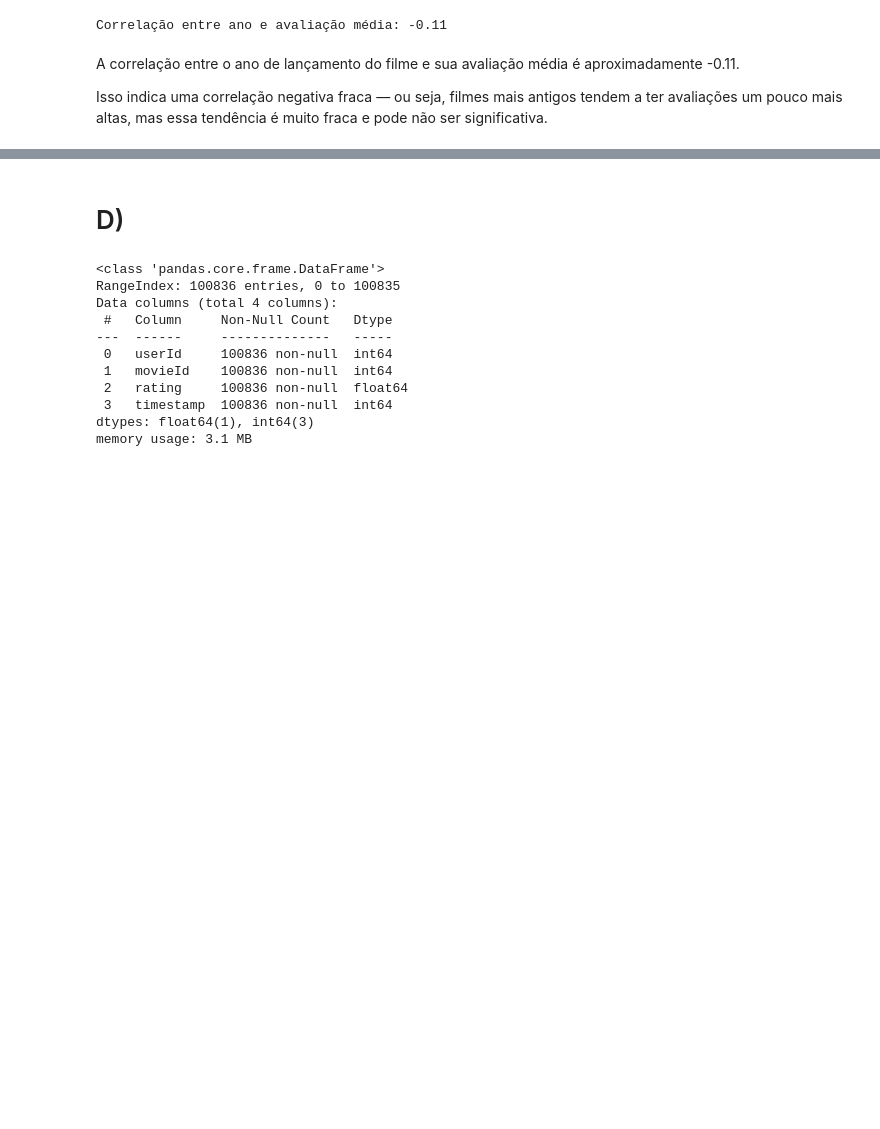
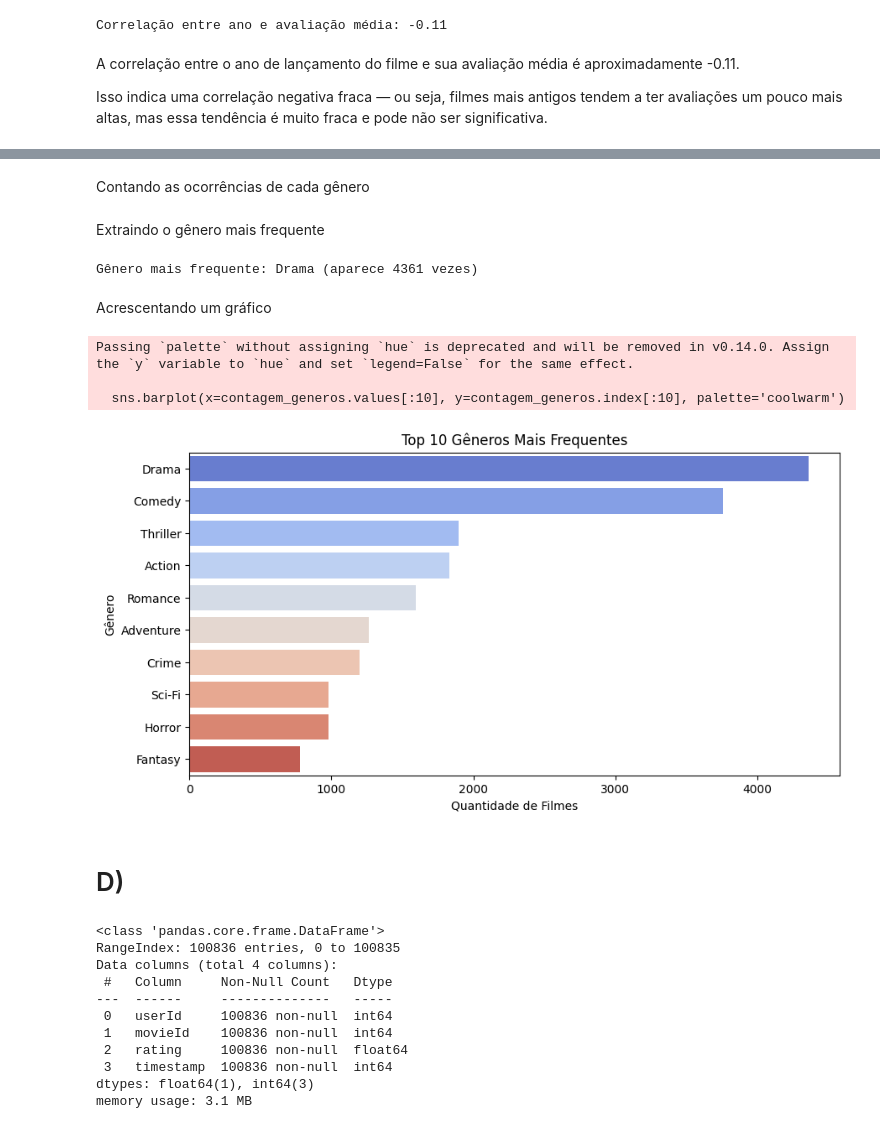
Before and after one commit to Wendell9/N2_Ambientes_Inteligentes, a Jupyter notebook: N2_Ambientes_Inteligentes.ipynb, the cells around one changed output, grey strips where cells are left out. Saved outputs shown, nothing was run; the diff lists cells and outputs as text; code cells hidden in the pictures; blank space fills up the shorter version.

```diff
--- a/N2_Ambientes_Inteligentes.ipynb
+++ b/N2_Ambientes_Inteligentes.ipynb
@@ -58,3 +78,31 @@ Isso indica uma correlação negativa fraca — ou seja, filmes mais antigos ten
+# %%
+generos_explodidos = dfmovies['genres'].str.split('|').explode()
+# %% [markdown]
+Contando as ocorrências de cada gênero
+# %%
+contagem_generos = generos_explodidos.value_counts()
+# %% [markdown]
+Extraindo o gênero mais frequente
+# %%
+genero_mais_frequente = contagem_generos.idxmax()
+quantidade = contagem_generos.max()
+print(f"Gênero mais frequente: {genero_mais_frequente} (aparece {quantidade} vezes)")
+# %% [output]
+Gênero mais frequente: Drama (aparece 4361 vezes)
+# %% [markdown]
+Acrescentando um gráfico
+# %%
+plt.figure(figsize=(10, 5))
+sns.barplot(x=contagem_generos.values[:10], y=contagem_generos.index[:10], palette='coolwarm')
+plt.title('Top 10 Gêneros Mais Frequentes')
+plt.xlabel('Quantidade de Filmes')
+plt.ylabel('Gênero')
+plt.show()
+# %% [output]
+Passing `palette` without assigning `hue` is deprecated and will be removed in v0.14.0. Assign the `y` variable to `hue` and set `legend=False` for the same effect.
+
+  sns.barplot(x=contagem_generos.values[:10], y=contagem_generos.index[:10], palette='coolwarm')
+[figure, added]
 # %% [markdown]
 # D)
 # %%
```
Also changed, not shown: parts of 22 cells of this notebook.
